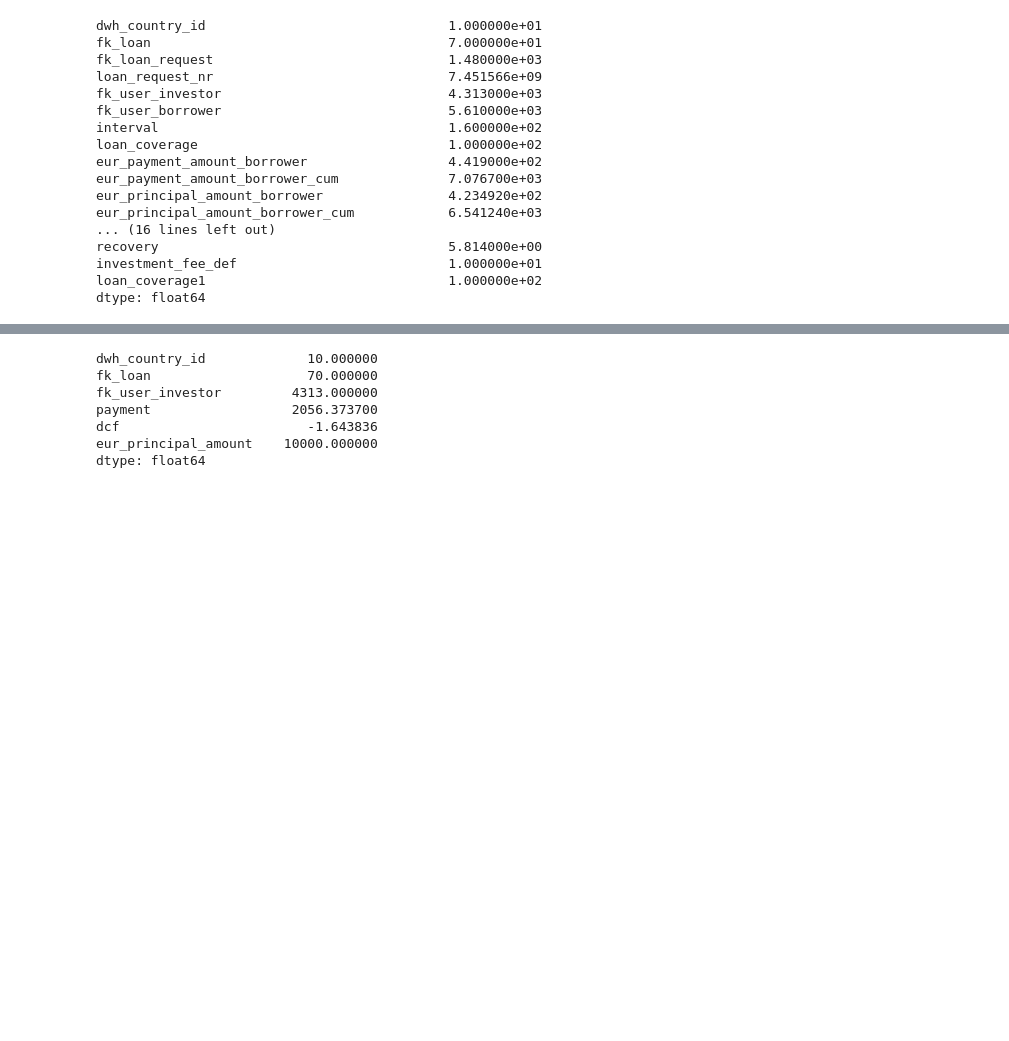
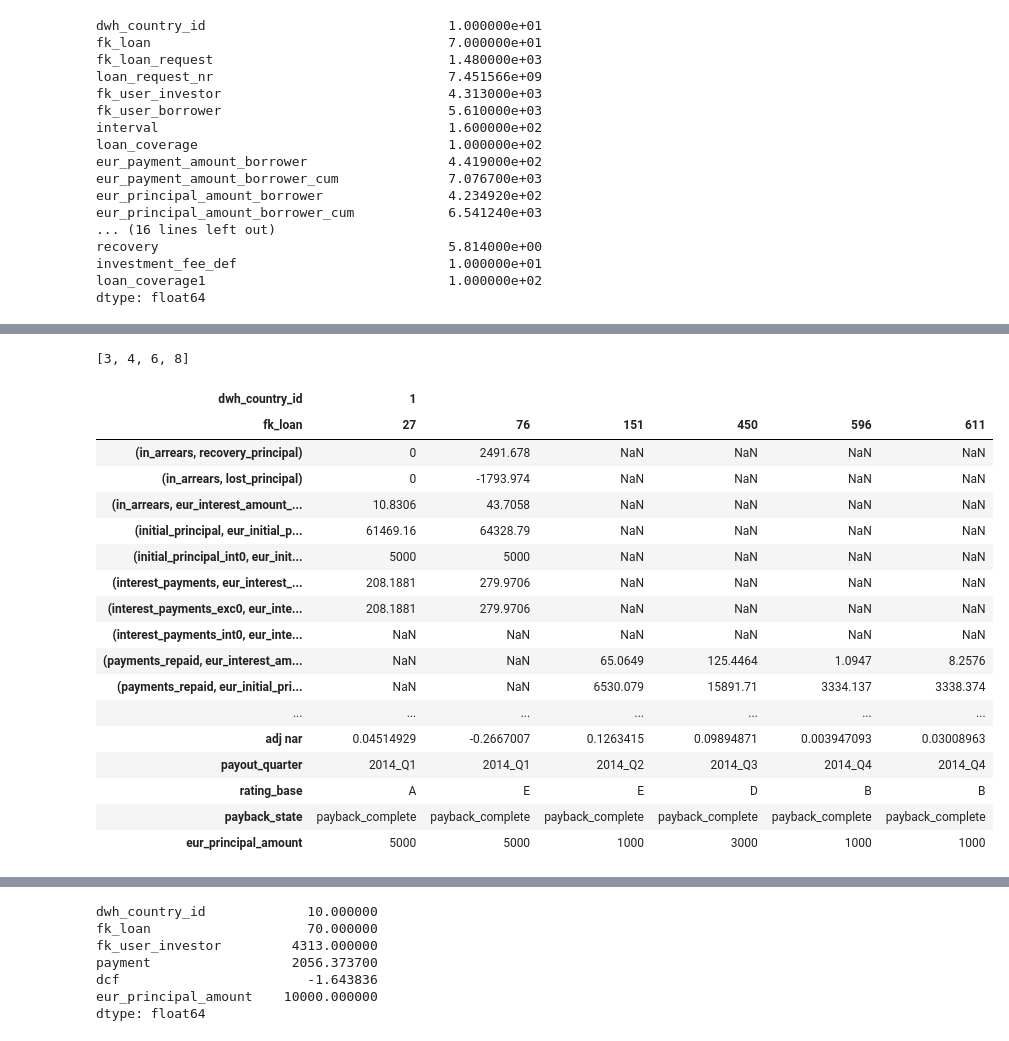
Before and after one commit to seanv507/lendico, a Jupyter notebook: Projects/Returns/src/returns01.ipynb, the cells around one changed output, grey strips where cells are left out. Saved outputs shown, nothing was run; the diff lists cells and outputs as text; code cells hidden in the pictures; blank space fills up the shorter version.

```diff
--- a/Projects/Returns/src/returns01.ipynb
+++ b/Projects/Returns/src/returns01.ipynb
@@ -685,2 +752,27 @@ g=[zx.groupby(['dwh_country_id','fk_loan','dcf']).payment.sum().reset_index('dcf
+# %%
+filtered_de_payments
+# %% [output]
+[3, 4, 6, 8]
+# %%
+nars[nars.payback_state=='payback_complete'].T
+# %% [output]
+| dwh_country_id | 1 |  |  |  |  |  |
+| fk_loan | 27 | 76 | 151 | 450 | 596 | 611 |
+| (in_arrears, recovery_principal) | 0 | 2491.678 | NaN | NaN | NaN | NaN |
+| (in_arrears, lost_principal) | 0 | -1793.974 | NaN | NaN | NaN | NaN |
+| (in_arrears, eur_interest_amount_... | 10.8306 | 43.7058 | NaN | NaN | NaN | NaN |
+| (initial_principal, eur_initial_p... | 61469.16 | 64328.79 | NaN | NaN | NaN | NaN |
+| (initial_principal_int0, eur_init... | 5000 | 5000 | NaN | NaN | NaN | NaN |
+| (interest_payments, eur_interest_... | 208.1881 | 279.9706 | NaN | NaN | NaN | NaN |
+| (interest_payments_exc0, eur_inte... | 208.1881 | 279.9706 | NaN | NaN | NaN | NaN |
+| (interest_payments_int0, eur_inte... | NaN | NaN | NaN | NaN | NaN | NaN |
+| (payments_repaid, eur_interest_am... | NaN | NaN | 65.0649 | 125.4464 | 1.0947 | 8.2576 |
+| (payments_repaid, eur_initial_pri... | NaN | NaN | 6530.079 | 15891.71 | 3334.137 | 3338.374 |
+| ... | ... | ... | ... | ... | ... | ... |
+| adj nar | 0.04514929 | -0.2667007 | 0.1263415 | 0.09894871 | 0.003947093 | 0.03008963 |
+| payout_quarter | 2014_Q1 | 2014_Q1 | 2014_Q2 | 2014_Q3 | 2014_Q4 | 2014_Q4 |
+| rating_base | A | E | E | D | B | B |
+| payback_state | payback_complete | payback_complete | payback_complete | payback_complete | payback_complete | payback_complete |
+| eur_principal_amount | 5000 | 5000 | 1000 | 3000 | 1000 | 1000 |
 # %%
 g1=pd.concat([ga.reset_index() for ga in g])
```
Also changed, not shown: parts of 8 cells of this notebook, 1 other file.
